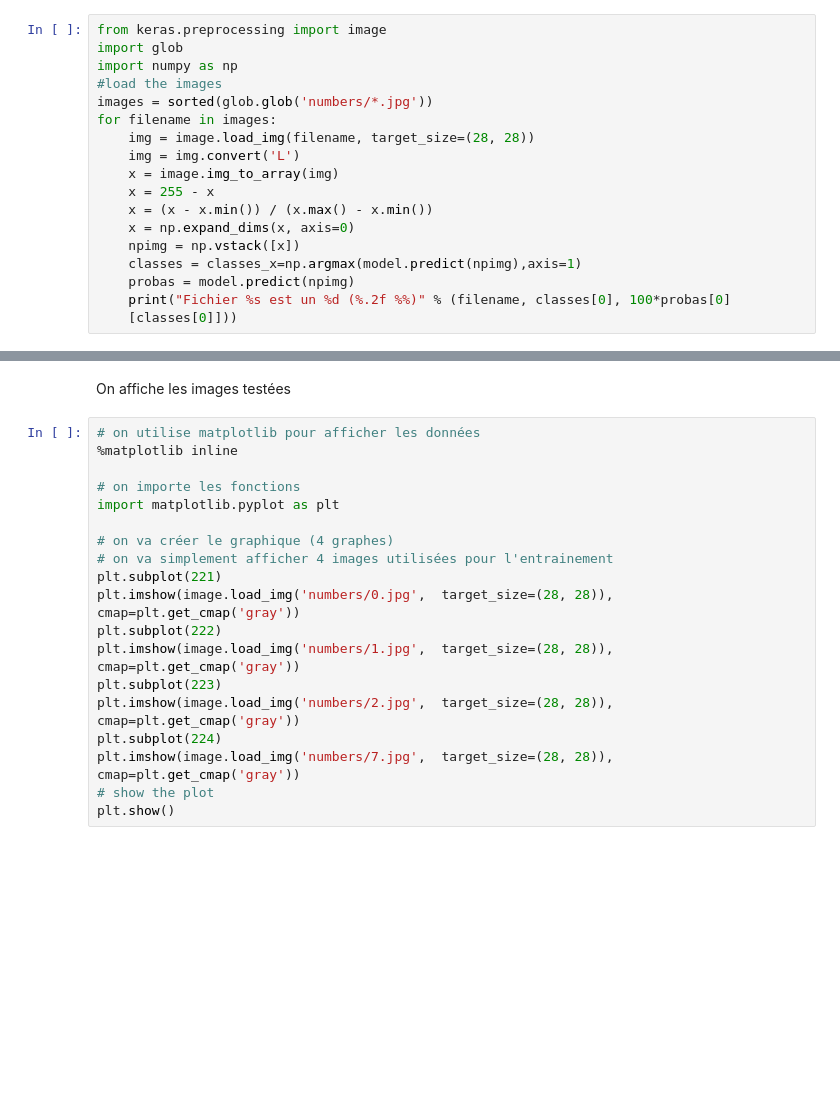
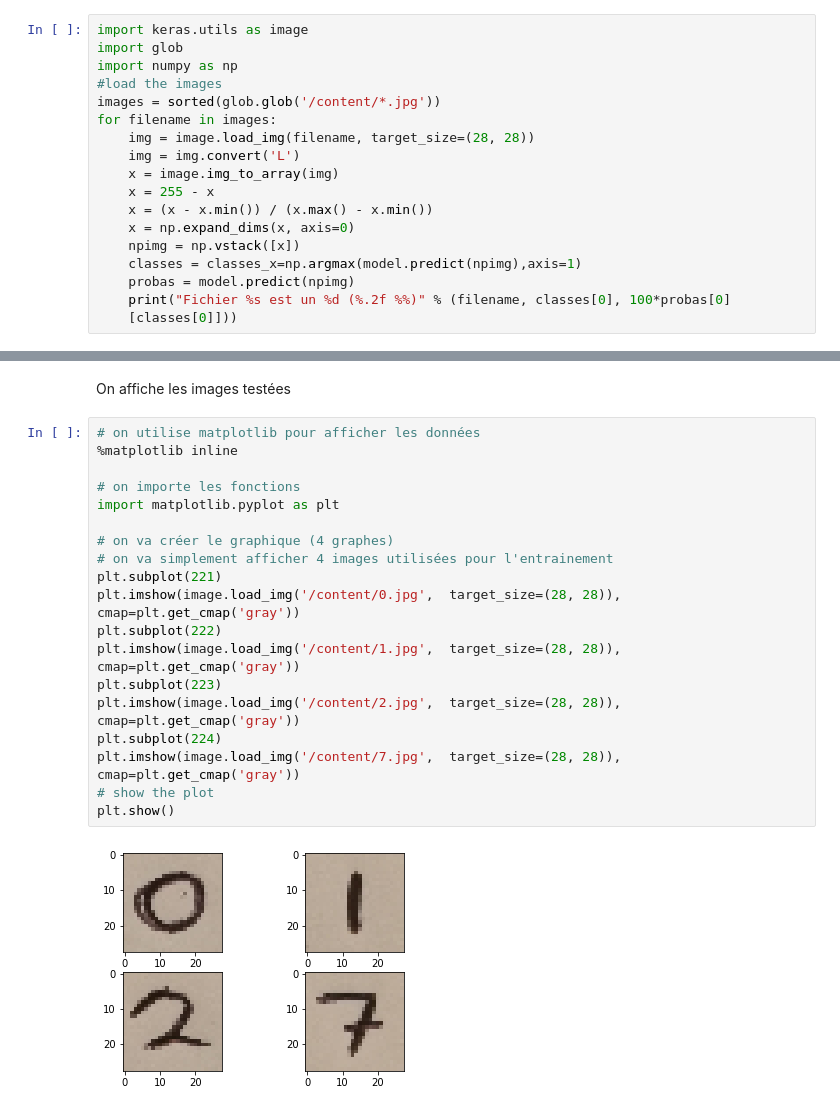
Before and after one commit to yvoirin/python_notebooks, a Jupyter notebook: Reconnaissance_des_nombres.ipynb, the cells around one changed output, grey strips where cells are left out. Saved outputs shown, nothing was run; the diff lists cells and outputs as text; blank space fills up the shorter version.

```diff
--- a/Reconnaissance_des_nombres.ipynb
+++ b/Reconnaissance_des_nombres.ipynb
@@ -163,11 +180,11 @@ print("Baseline Accuracy: %.2f%%" % (scores[1]*100))
 
 On va évaluer nos images avec le réseau entrainé
 # %%
-from keras.preprocessing import image
+import keras.utils as image
 import glob
 import numpy as np
 #load the images
-images = sorted(glob.glob('numbers/*.jpg'))
+images = sorted(glob.glob('/content/*.jpg'))
 for filename in images:
     img = image.load_img(filename, target_size=(28, 28))
     img = img.convert('L')
@@ -185,19 +218,21 @@ On affiche les images testées
 # %%
 # on utilise matplotlib pour afficher les données
 %matplotlib inline
 
 # on importe les fonctions
 import matplotlib.pyplot as plt
 
 # on va créer le graphique (4 graphes)
 # on va simplement afficher 4 images utilisées pour l'entrainement
 plt.subplot(221)
-plt.imshow(image.load_img('numbers/0.jpg',  target_size=(28, 28)), cmap=plt.get_cmap('gray'))
+plt.imshow(image.load_img('/content/0.jpg',  target_size=(28, 28)), cmap=plt.get_cmap('gray'))
 plt.subplot(222)
-plt.imshow(image.load_img('numbers/1.jpg',  target_size=(28, 28)), cmap=plt.get_cmap('gray'))
+plt.imshow(image.load_img('/content/1.jpg',  target_size=(28, 28)), cmap=plt.get_cmap('gray'))
 plt.subplot(223)
-plt.imshow(image.load_img('numbers/2.jpg',  target_size=(28, 28)), cmap=plt.get_cmap('gray'))
+plt.imshow(image.load_img('/content/2.jpg',  target_size=(28, 28)), cmap=plt.get_cmap('gray'))
 plt.subplot(224)
-plt.imshow(image.load_img('numbers/7.jpg',  target_size=(28, 28)), cmap=plt.get_cmap('gray'))
+plt.imshow(image.load_img('/content/7.jpg',  target_size=(28, 28)), cmap=plt.get_cmap('gray'))
 # show the plot
 plt.show()
+# %% [output]
+[figure, added]
```
Also changed, not shown: parts of 4 cells of this notebook.
